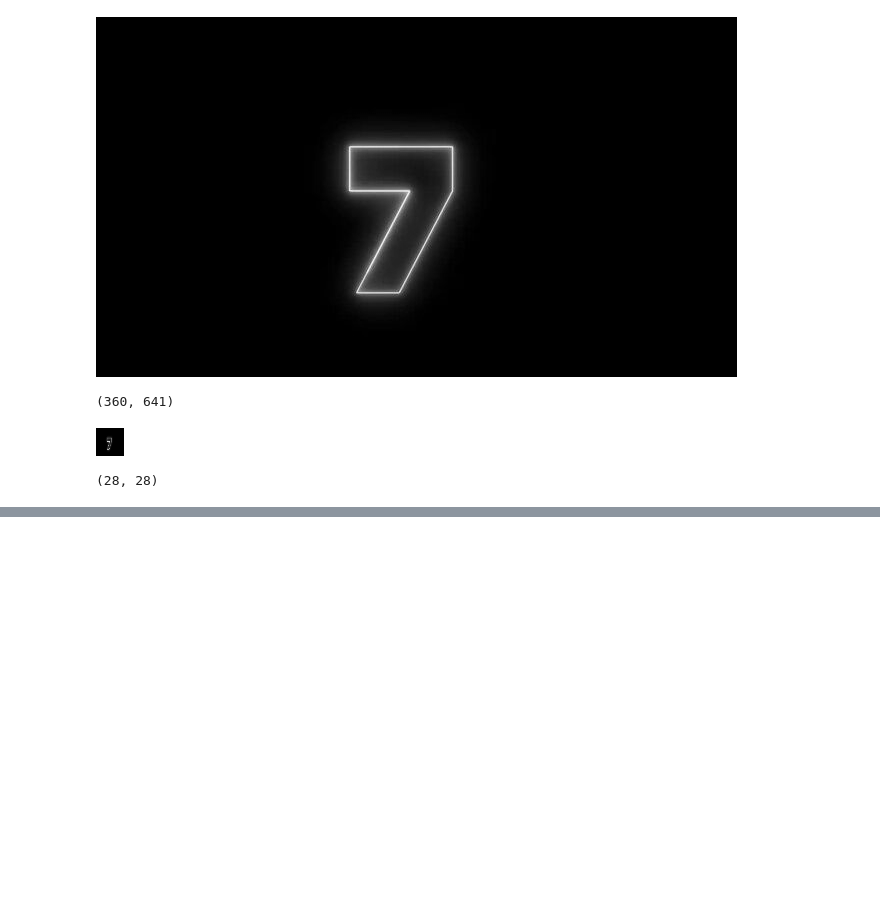
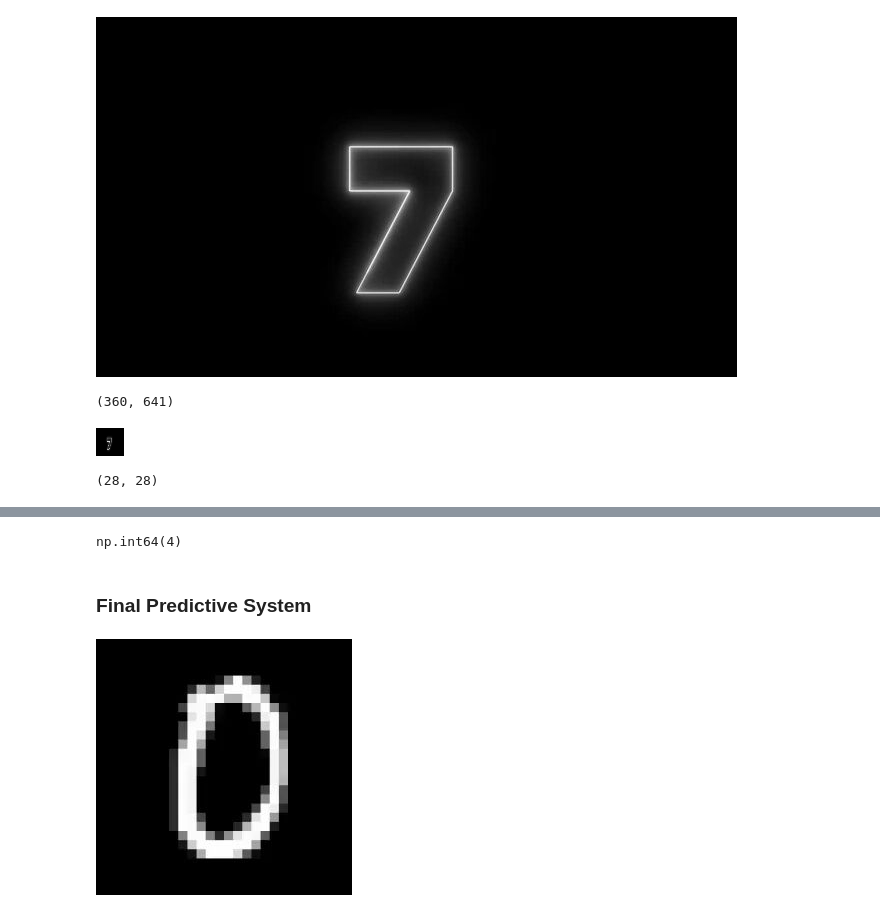
Before and after one commit to azharaul/ml-dl-projects, a Jupyter notebook: deep-learning/computer-vision/image-classification/mnist_digit_classification.ipynb, the cells around one changed output, grey strips where cells are left out. Saved outputs shown, nothing was run; the diff lists cells and outputs as text; code cells hidden in the pictures; blank space fills up the shorter version.

Commit message:
MNIST DIGIT PREDICTION: add cell for saving the model, and add cell for optimized predictive system

```diff
--- a/deep-learning/computer-vision/image-classification/mnist_digit_classification.ipynb
+++ b/deep-learning/computer-vision/image-classification/mnist_digit_classification.ipynb
@@ -279,0 +301,19 @@ input_pred = model.predict(reshaped_img)
+# %%
+input_pred_label
+# %% [output]
+np.int64(4)
+# %% [markdown]
+### Final Predictive System
+# %%
+input_path = input('Image path you want to predict: ')
+image = cv2.imread(input_path)
+cv2_imshow(image)
+grayscaled_img = cv2.cvtColor(image, cv2.COLOR_RGB2GRAY)
+resized_img = cv2.resize(grayscaled_img, (28,28))
+scaled_img = resized_img/255
+reshaped_img = np.reshape(scaled_img, [1,28,28])
+predict = model.predict(reshaped_img)
+predict_label = np.argmax(predict)
+print('The handwrited digit is:', predict_label)
+# %% [output]
+[figure, added]
```
Also changed, not shown: parts of 12 cells of this notebook.
